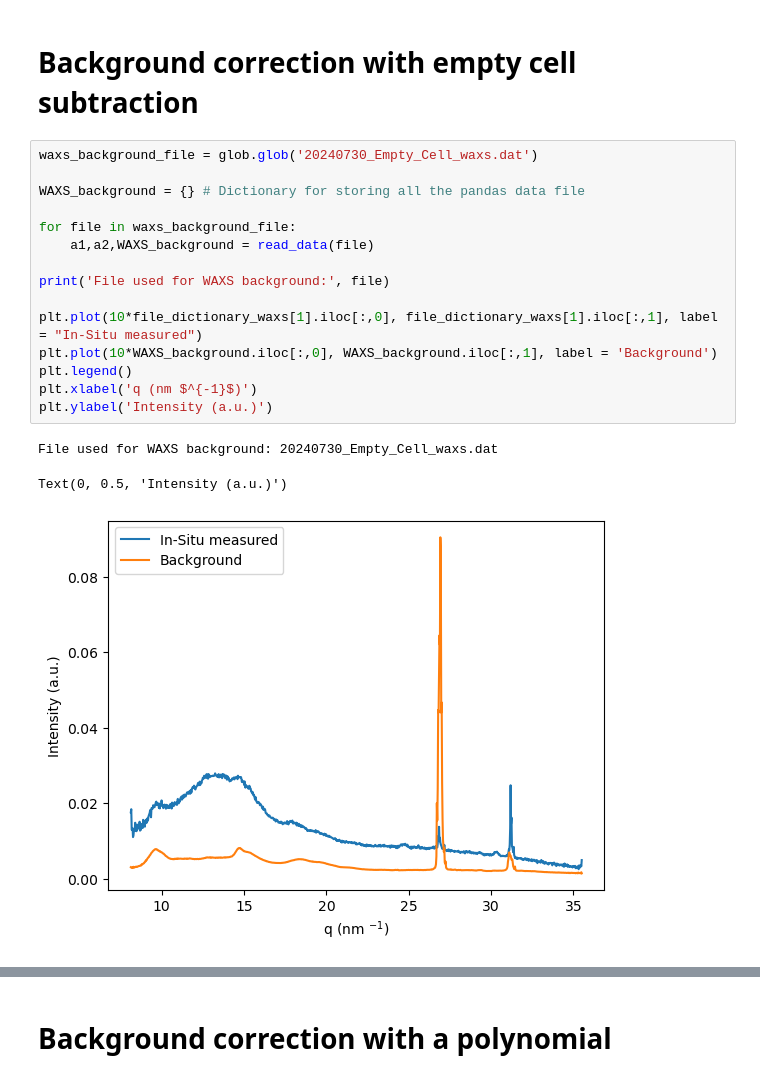
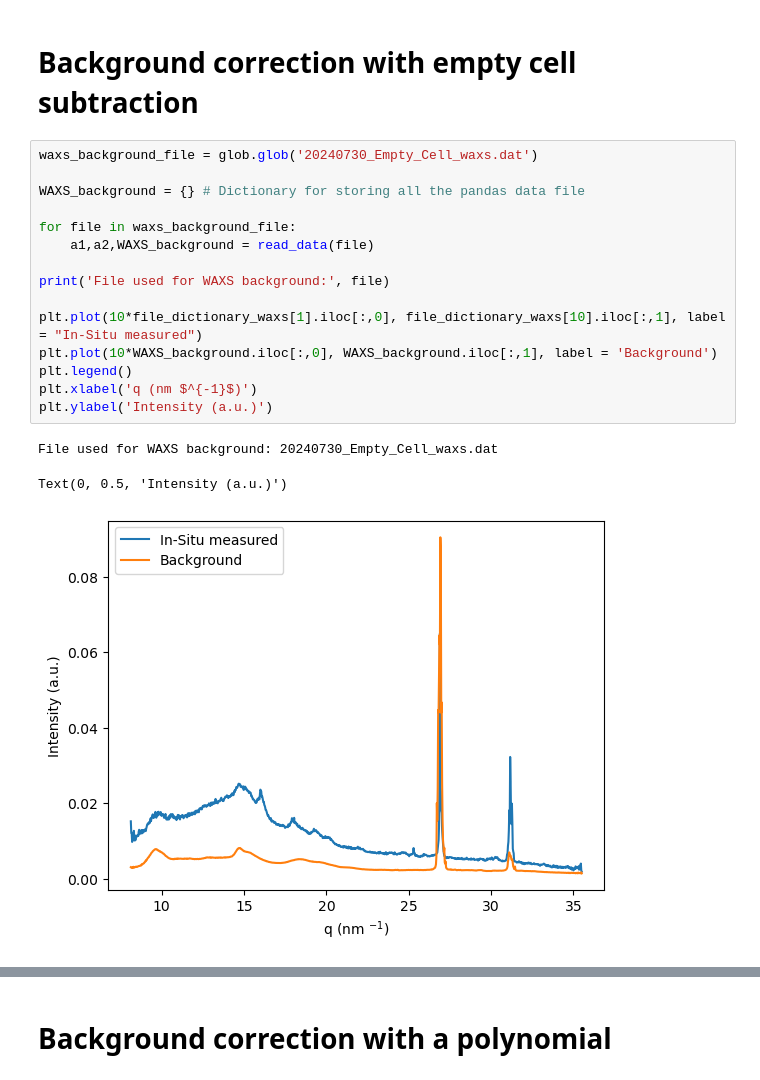
Before and after one commit to PronoyDutta/SAXS_WAXS, a Jupyter notebook: SAXS_WAXS_plotting.ipynb, the cells around one changed output, grey strips where cells are left out. Drawn from its saved outputs; the diff is of its cells as text.

```diff
--- a/SAXS_WAXS_plotting.ipynb
+++ b/SAXS_WAXS_plotting.ipynb
@@ -503,22 +506,22 @@ profile for cycle number: 1 to 2
 # %%
 waxs_background_file = glob.glob('20240730_Empty_Cell_waxs.dat')
 
 WAXS_background = {} # Dictionary for storing all the pandas data file
 
 for file in waxs_background_file:
     a1,a2,WAXS_background = read_data(file)
 
 print('File used for WAXS background:', file)
 
-plt.plot(10*file_dictionary_waxs[1].iloc[:,0], file_dictionary_waxs[1].iloc[:,1], label = "In-Situ measured")
+plt.plot(10*file_dictionary_waxs[1].iloc[:,0], file_dictionary_waxs[10].iloc[:,1], label = "In-Situ measured")
 plt.plot(10*WAXS_background.iloc[:,0], WAXS_background.iloc[:,1], label = 'Background')
 plt.legend()
 plt.xlabel('q (nm $^{-1}$)')
 plt.ylabel('Intensity (a.u.)')
 # %% [output]
 File used for WAXS background: 20240730_Empty_Cell_waxs.dat
 Text(0, 0.5, 'Intensity (a.u.)')
-[figure, old version]
+[figure, new version]
 # %%
 emptyCell_corrected_waxs_files = {}
 for ikey in file_dictionary_waxs:
```
Also changed, not shown: parts of 15 cells of this notebook, 18 other files.
